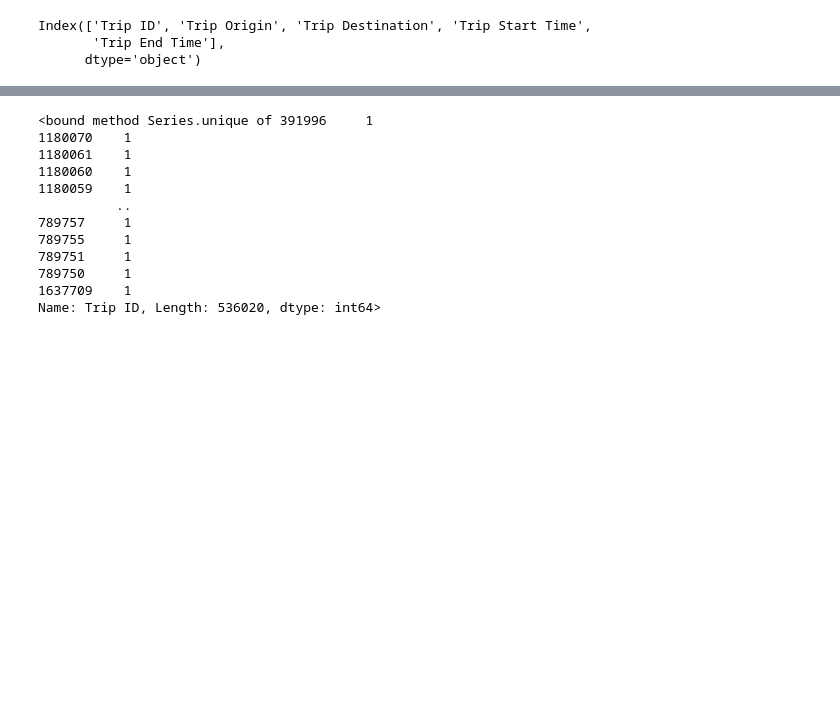
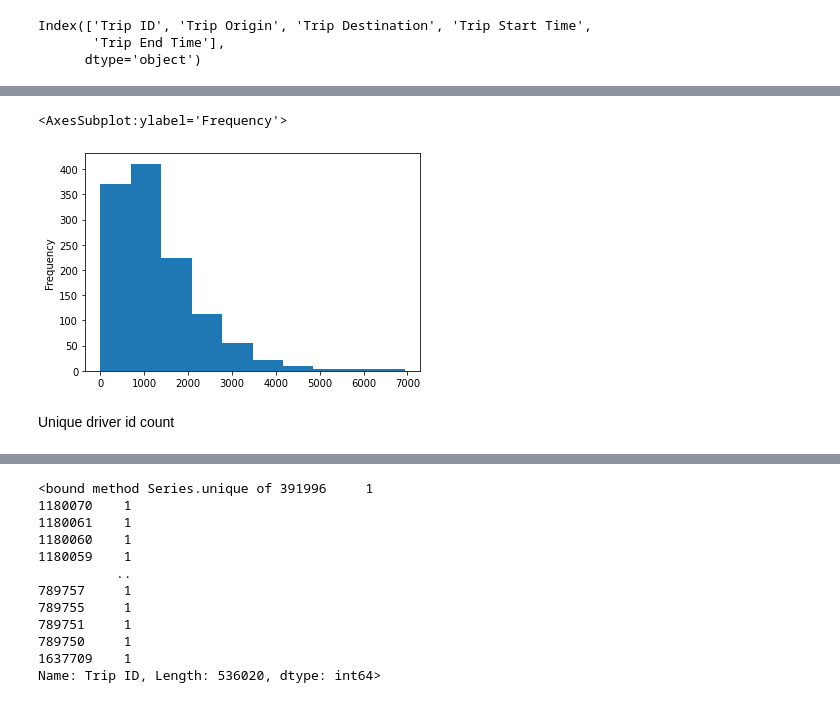
Before and after one commit to gedionabebe/Causal-Inference, a Jupyter notebook: notebooks/eda.ipynb, the cells around one changed output, grey strips where cells are left out. Saved outputs shown, nothing was run; the diff lists cells and outputs as text; code cells hidden in the pictures; blank space fills up the shorter version.

```diff
--- a/notebooks/eda.ipynb
+++ b/notebooks/eda.ipynb
@@ -113,0 +119,7 @@ driver_location_data.groupby('driver_id').count()
+# %%
+driver_location_data.groupby('driver_id')['driver_id'].count().plot.hist(bins=10)
+# %% [output]
+<AxesSubplot:ylabel='Frequency'>
+[figure, added]
+# %% [markdown]
+Unique driver id count
```
Also changed, not shown: parts of 42 cells of this notebook, 1 other file.
